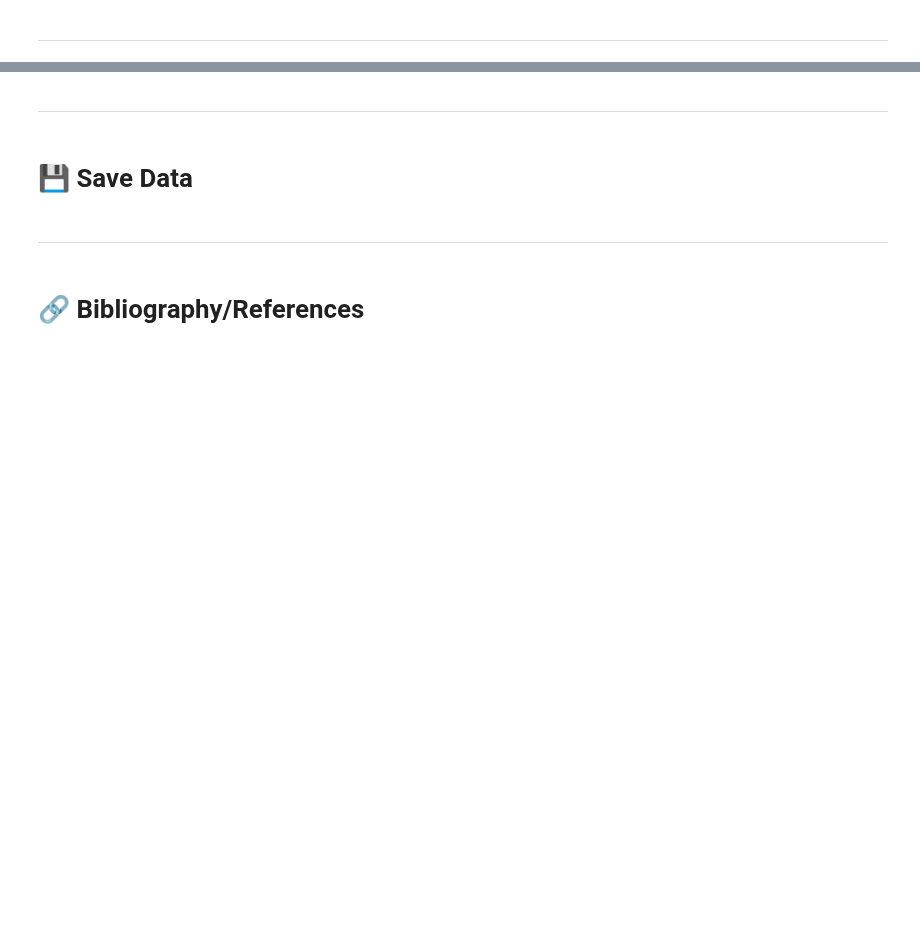
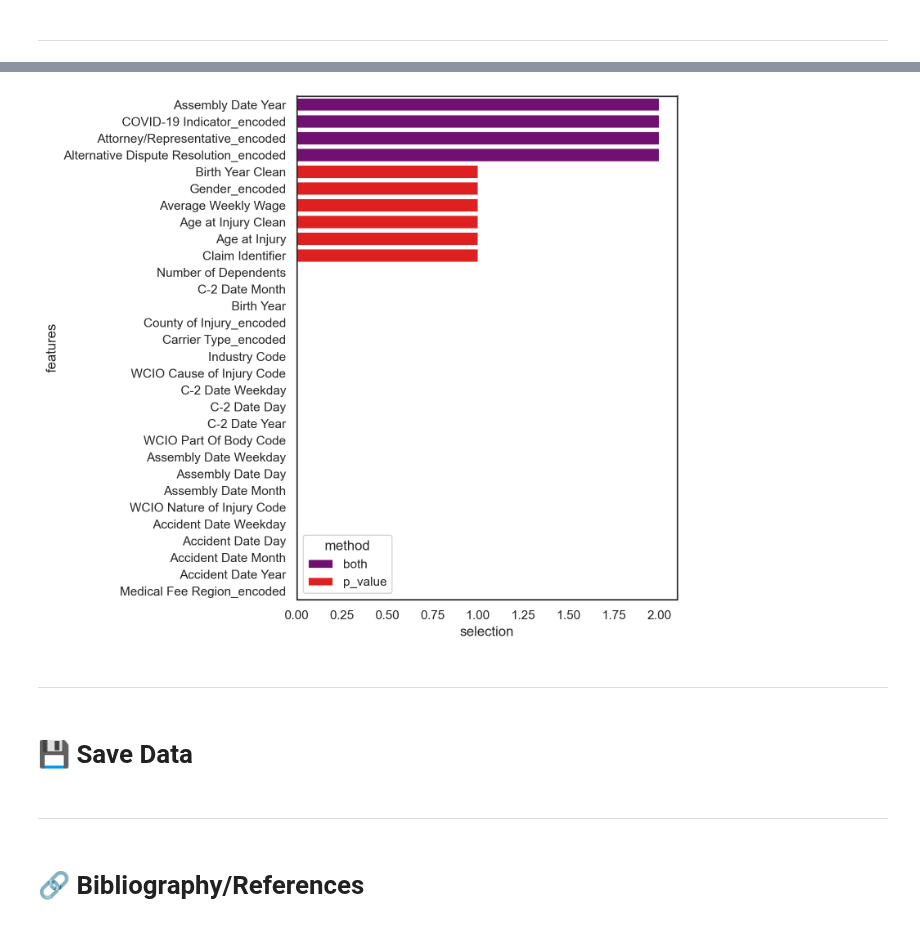
Before and after one commit to Silvestre17/ML_24.25_Project_Group33, a Jupyter notebook: 2_FeatureEngineering_MLProject_Group33.ipynb, the cells around one changed output, grey strips where cells are left out. Cells and saved outputs as stored; diff of their text form; code cells hidden in the pictures; blank space fills up the shorter version.

```diff
--- a/2_FeatureEngineering_MLProject_Group33.ipynb
+++ b/2_FeatureEngineering_MLProject_Group33.ipynb
@@ -89,0 +128,4 @@ test_data.head(2)
+# %%
+# Drop the columns 'District Name' and 'Zip Code'
+train_data = train_data.drop(columns = ['District Name', 'Carrier Name', 'Zip Code'])
+test_data = test_data.drop(columns = ['District Name', 'Carrier Name', 'Zip Code'])
@@ -95,0 +242,11 @@ test_data.head(2)
+# %%
+# Mapping the target variable 'Claim Injury Type' to numerical values
+claim_injury_type_dict = {"1. CANCELLED": 1, "2. NON-COMP": 2, "3. MED ONLY": 3, "4. TEMPORARY": 4,
+                          "5. PPD SCH LOSS": 5, "6. PPD NSL": 6, "7. PTD": 7, "8. DEATH": 8}
+
+# Encode the target variable
+y_train_encoded = y_train.map(claim_injury_type_dict)
+y_val_encoded = y_val.map(claim_injury_type_dict)
+
+# Check the first 5 values of the encoded target variable [Compare with the original target variable]
+pd.DataFrame({'Original': y_train, 'Encoded': y_train_encoded})
@@ -95,0 +267,4 @@ test_data.head(2)
+# %%
+# Replace the target variable 'Claim Injury Type' with the encoded values, after confirming the correctness of the encoding
+y_train = y_train_encoded
+y_val = y_val_encoded
@@ -98,3 +484,42 @@ test_data.head(2)
+# %%
+#### advanced feature selection
+## 1. using linear regression - compare simple linear regressions and compare p-value (Anova)
+## 2. using Ridge regularization
+
+# Split data
+X = X_train.select_dtypes(include=["number"]).values
+y = y_train.values
+
+# Feature names
+feature_names = X_train.select_dtypes(include=["number"]).columns
+
+## p-value
+selector = feature_selection.SelectKBest(score_func=feature_selection.f_regression, k=10).fit(X,y)
+pvalue_selected_features = feature_names[selector.get_support()]
+
+## Ridge Regularization
+selector = feature_selection.SelectFromModel(estimator= linear_model.Ridge(alpha=1.0, fit_intercept=True), max_features=20).fit(X,y)
+regularization_selected_features = feature_names[selector.get_support()]
+
+## plot
+dtf_features = pd.DataFrame({"features":feature_names})
+dtf_features["p_value"] = dtf_features["features"].apply(lambda x: "p_value" if x in pvalue_selected_features else "")
+dtf_features["num1"] = dtf_features["features"].apply(lambda x: 1 if x in pvalue_selected_features else 0)
+dtf_features["regularization"] = dtf_features["features"].apply(lambda x: "regularization" if x in regularization_selected_features else "")
+dtf_features["num2"] = dtf_features["features"].apply(lambda x: 1 if x in regularization_selected_features else 0)
+dtf_features["method"] = dtf_features[["p_value","regularization"]].apply(lambda x: (x[0]+" "+x[1]).strip(), axis=1)
+dtf_features["selection"] = dtf_features["num1"] + dtf_features["num2"]
+dtf_features["method"] = dtf_features["method"].apply(lambda x: "both" if len(x.split()) == 2 else x)
+
+# plot
+plt.figure(figsize=(6, 8))
+sns.barplot(y="features", x="selection", hue="method", data=dtf_features.sort_values("selection", ascending=False), dodge=False,
+            palette={"p_value":"red", "regularization":"blue", "both":"purple"});
+
+## the red bars - variables selected by both methods (Anova and Ridge)
+## blue bars - feature selected only by the first methid (Anova)
+# %% [output]
+[figure, added]
 # %% [markdown]
 ---
 # %% [markdown]
```
Also changed, not shown: parts of 39 cells of this notebook, 10 other files.
